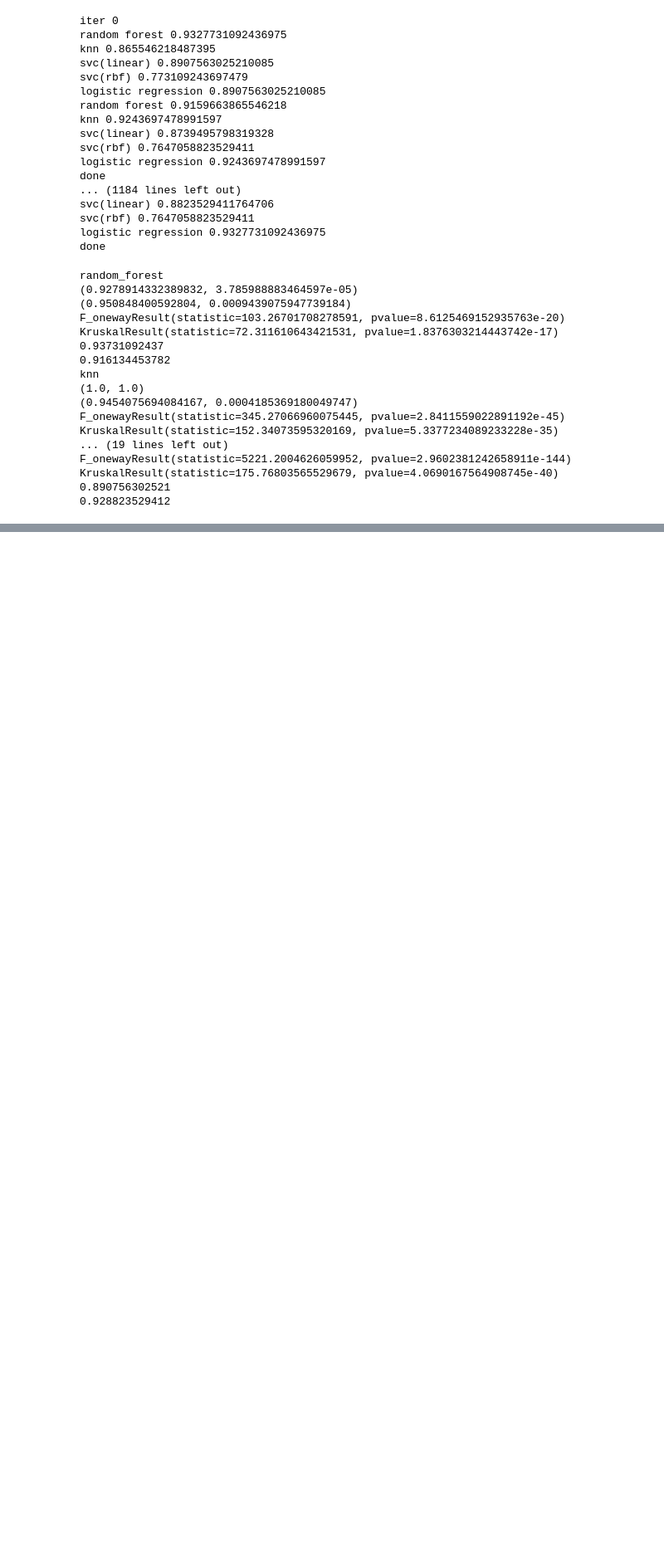
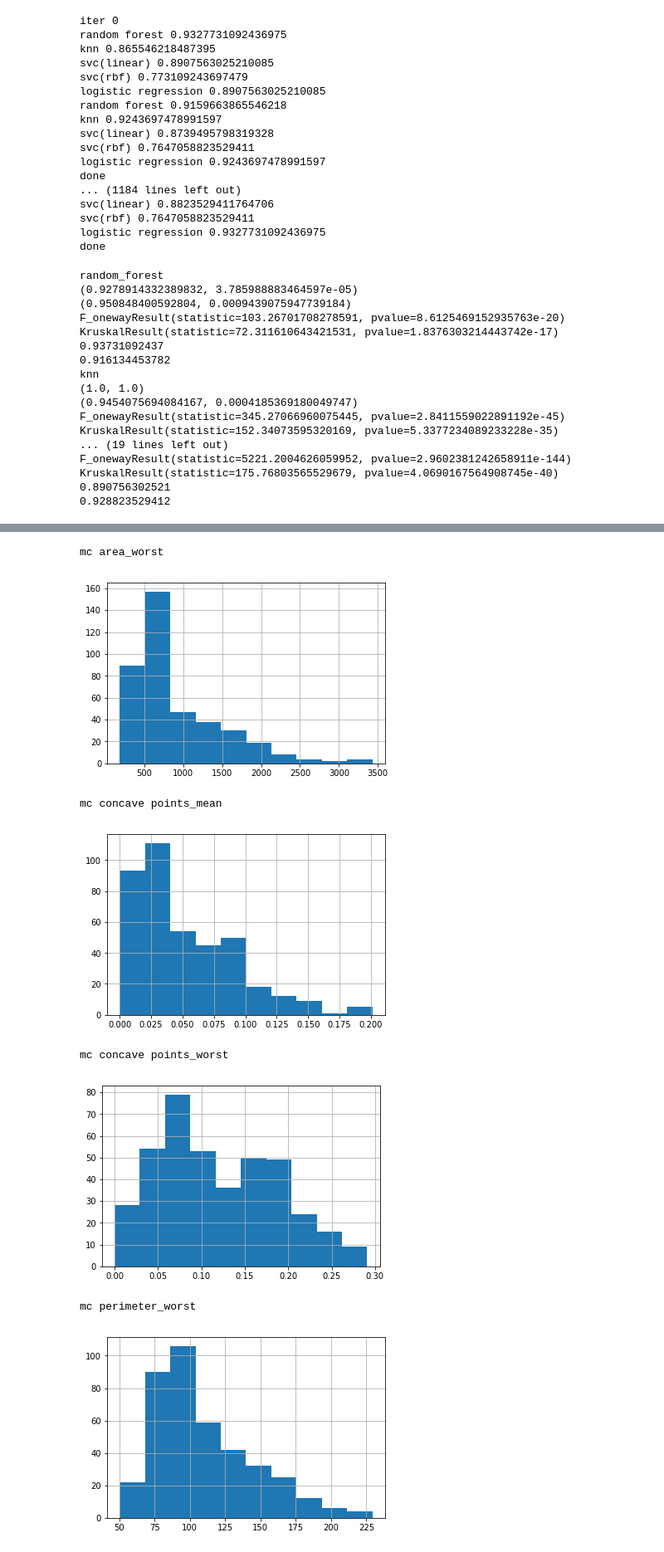
Before and after one commit to cbettler/QuantBIOI-project-code, a Jupyter notebook: RandomForest.ipynb, the cells around one changed output, grey strips where cells are left out. Shown at 83% size. Cells and saved outputs as stored; diff of their text form; code cells hidden in the pictures; blank space fills up the shorter version.

```diff
--- a/RandomForest.ipynb
+++ b/RandomForest.ipynb
@@ -953,0 +963,19 @@ df_mc.to_csv('original.csv')
+# %%
+mc_sim_df = mc_sim_df.drop(['diagnosis'], axis = 1)
+for col in mc_sim_df.columns:
+    print('mc '+col)
+    mc_sim_df[col].hist()
+    plt.show()
+for col in df_mc.columns:
+    print('og '+col)
+    df_mc[col].hist()
+    plt.show()
+# %% [output]
+mc area_worst
+[figure, added]
+mc concave points_mean
+[figure, added]
+mc concave points_worst
+[figure, added]
+mc perimeter_worst
+[figure, added]
```
Also changed, not shown: parts of 2 cells of this notebook, 11 other files.
